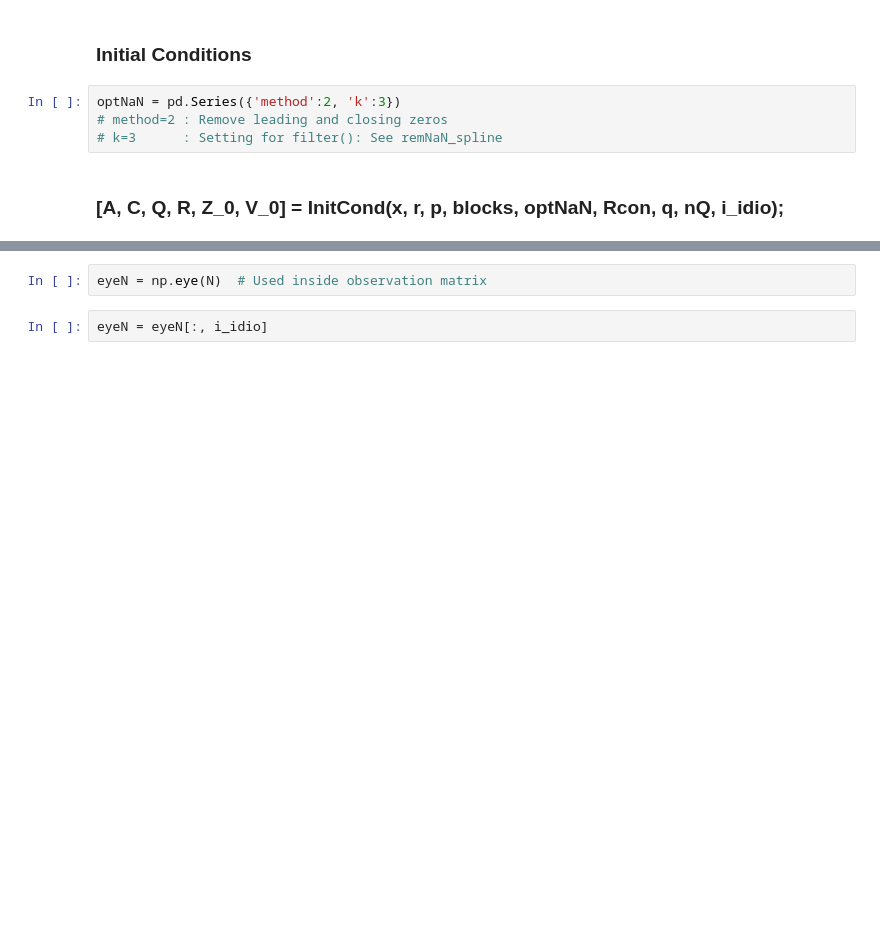
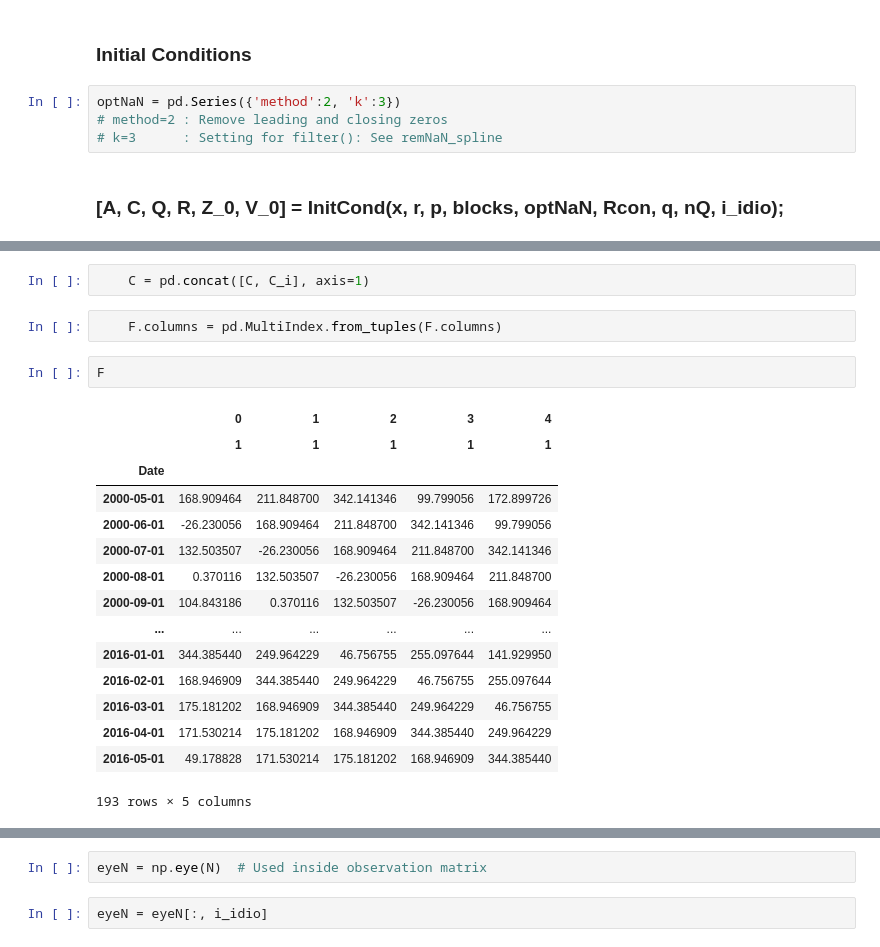
Before and after one commit to hyunchangyi/nowcasting, a Jupyter notebook: nowcasting.ipynb, the cells around one changed output, grey strips where cells are left out. Saved outputs shown, nothing was run; the diff lists cells and outputs as text; blank space fills up the shorter version.

```diff
--- a/nowcasting.ipynb
+++ b/nowcasting.ipynb
@@ -306,0 +291,22 @@ for i, b in enumerate(blocks.columns):    # loop for each block
+# %%
+    C = pd.concat([C, C_i], axis=1)
+# %%
+    F.columns = pd.MultiIndex.from_tuples(F.columns)
+# %%
+F
+# %% [output]
+|  | 0 | 1 | 2 | 3 | 4 |
+|  | 1 | 1 | 1 | 1 | 1 |
+| Date |  |  |  |  |  |
+| 2000-05-01 | 168.909464 | 211.848700 | 342.141346 | 99.799056 | 172.899726 |
+| 2000-06-01 | -26.230056 | 168.909464 | 211.848700 | 342.141346 | 99.799056 |
+| 2000-07-01 | 132.503507 | -26.230056 | 168.909464 | 211.848700 | 342.141346 |
+| 2000-08-01 | 0.370116 | 132.503507 | -26.230056 | 168.909464 | 211.848700 |
+| 2000-09-01 | 104.843186 | 0.370116 | 132.503507 | -26.230056 | 168.909464 |
+| ... | ... | ... | ... | ... | ... |
+| 2016-01-01 | 344.385440 | 249.964229 | 46.756755 | 255.097644 | 141.929950 |
+| 2016-02-01 | 168.946909 | 344.385440 | 249.964229 | 46.756755 | 255.097644 |
+| 2016-03-01 | 175.181202 | 168.946909 | 344.385440 | 249.964229 | 46.756755 |
+| 2016-04-01 | 171.530214 | 175.181202 | 168.946909 | 344.385440 | 249.964229 |
+| 2016-05-01 | 49.178828 | 171.530214 | 175.181202 | 168.946909 | 344.385440 |
+193 rows × 5 columns
```
Also changed, not shown: parts of 8 cells of this notebook, 9 other files.
